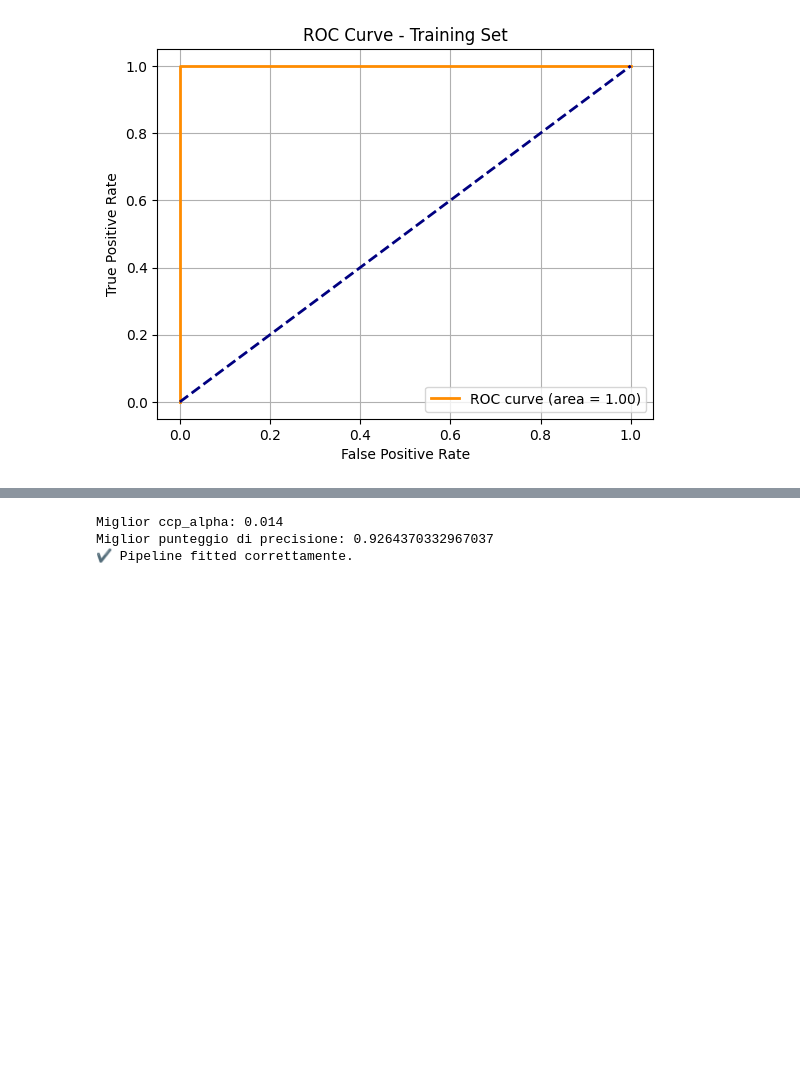
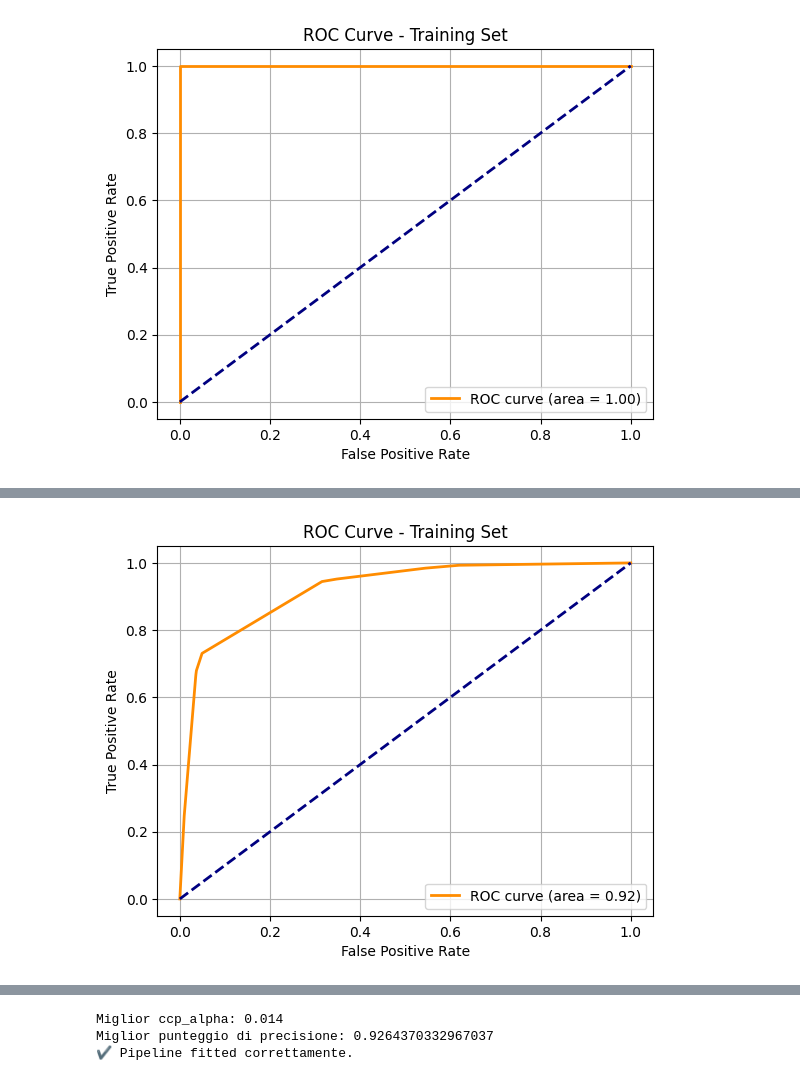
Before and after one commit to TizianoCosta/AML_2425_FinalProject, a Jupyter notebook: notebook/tree.ipynb, the cells around one changed output, grey strips where cells are left out. Drawn from its saved outputs; the diff is of its cells as text; code cells hidden in the pictures; blank space fills up the shorter version.

```diff
--- a/notebook/tree.ipynb
+++ b/notebook/tree.ipynb
@@ -678,0 +985,96 @@ Come atteso il primo run del decision tree ha fatto un completo overfit, la comp
+# %%
+from sklearn.metrics import confusion_matrix, accuracy_score, precision_score, recall_score, roc_curve, auc
+import numpy as np
+
+import matplotlib.pyplot as plt
+
+class DecisionTreePerformanceEvaluator:
+    def __init__(self, model, X, y, n_splits=5):
+        """
+        Classe per valutare le performance di un modello Decision Tree con validazione a 5-fold.
+
+        Args:
+            model: Modello Decision Tree addestrato.
+            X: Feature del dataset.
+            y: Target del dataset.
+            n_splits: Numero di fold per la validazione incrociata.
+        """
+        self.model = model
+        self.X = X
+        self.y = y
+        self.n_splits = n_splits
+        self.results = {}
+
+    def evaluate(self):
+        """
+        Valuta le performance del modello e calcola le metriche.
+        """
+        # Predizioni
+        y_pred = self.model.predict(self.X)
+
+        # Calcolo delle metriche
+        self.results['accuracy'] = accuracy_score(self.y, y_pred)
+        self.results['precision'] = precision_score(self.y, y_pred, zero_division=0)
+        self.results['sensitivity'] = recall_score(self.y, y_pred, zero_division=0)
+
+        # Confusion matrix e specificità
+        cm = confusion_matrix(self.y, y_pred)
+        if cm.shape == (2, 2):
+            tn, fp, fn, tp = cm.ravel()
+            self.results['specificity'] = tn / (tn + fp) if (tn + fp) > 0 else 0.0
+        else:
+            self.results['specificity'] = None
+        self.results['confusion_matrix'] = cm
+
+        # ROC curve e AUC
+        if hasattr(self.model, "predict_proba"):
+            y_prob = self.model.predict_proba(self.X)[:, 1]
+            fpr, tpr, _ = roc_curve(self.y, y_prob)
+            self.results['fpr'] = fpr
+            self.results['tpr'] = tpr
+            self.results['roc_auc'] = auc(fpr, tpr)
+        else:
+            self.results['fpr'] = None
+            self.results['tpr'] = None
+            self.results['roc_auc'] = None
+
+    def display_results(self):
+        """
+        Mostra i risultati delle metriche e la curva ROC (se disponibile).
+        """
+        print("\nPerformance Evaluation Results:")
+        print(f"Accuracy: {self.results['accuracy']:.4f}")
+        print(f"Precision: {self.results['precision']:.4f}")
+        print(f"Sensitivity (Recall): {self.results['sensitivity']:.4f}")
+        print(f"Specificity: {self.results['specificity']:.4f}")
+        print("\nConfusion Matrix:")
+        print(self.results["confusion_matrix"])
+
+        if self.results["roc_auc"] is not None:
+            plt.figure()
+            plt.plot(self.results["fpr"], self.results["tpr"], color='darkorange', lw=2,
+                     label=f'ROC curve (area = {self.results["roc_auc"]:.2f})')
+            plt.plot([0, 1], [0, 1], color='navy', lw=2, linestyle='--')
+            plt.xlabel('False Positive Rate')
+            plt.ylabel('True Positive Rate')
+            plt.title('ROC Curve - Training Set')
+            plt.legend(loc="lower right")
+            plt.grid(True)
+            plt.show()
+        else:
+            print("\nROC curve and AUC not available (predict_proba not supported).")
+
+# Esempio di utilizzo della classe DecisionTreePerformanceEvaluator
+
+evaluator = DecisionTreePerformanceEvaluator(
+    model=pipeline.named_steps['model'],
+    X=pipeline.named_steps['scale'].transform(
+        pipeline.named_steps['rename'].transform(X_train)
+    ),
+    y=y_train
+)
+
+# Esegui la valutazione
+evaluator.evaluate()
+evaluator.display_results()
+# %% [output]
@@ -678,0 +1090 @@ Come atteso il primo run del decision tree ha fatto un completo overfit, la comp
+[figure, added]
```
Also changed, not shown: parts of 16 cells of this notebook.
